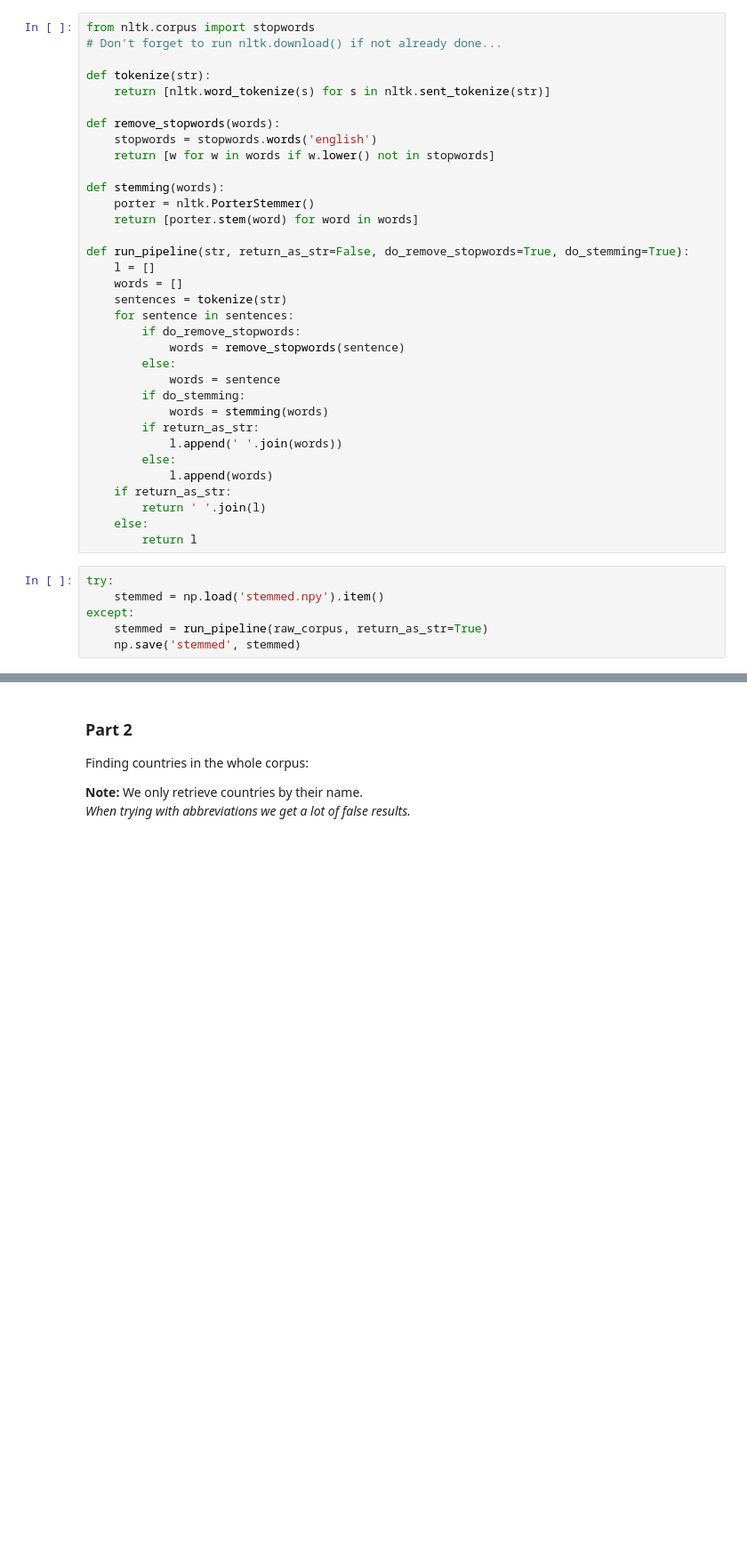
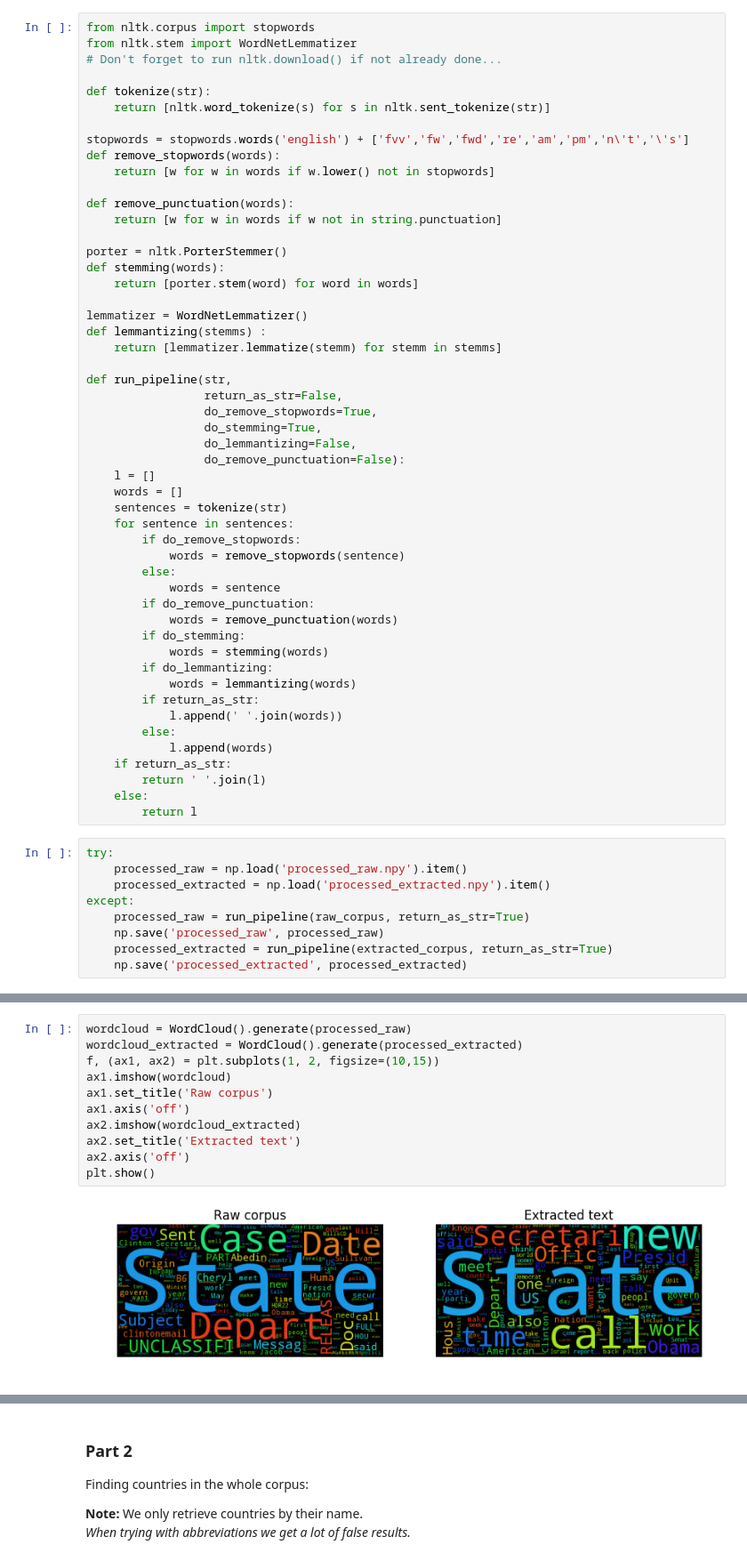
Before and after one commit to fdevillard/ada-homeworks, a Jupyter notebook: 05 - Taming Text/HW5.ipynb, the cells around one changed output, grey strips where cells are left out. Shown at 89% size. Drawn from its saved outputs; the diff is of its cells as text; blank space fills up the shorter version.

```diff
--- a/05 - Taming Text/HW5.ipynb
+++ b/05 - Taming Text/HW5.ipynb
@@ -25,19 +43,32 @@ Now let create a pipeline (tokenizer, stopwords removal, stemming):
 # %%
 from nltk.corpus import stopwords
+from nltk.stem import WordNetLemmatizer
 # Don't forget to run nltk.download() if not already done...
 
 def tokenize(str):
     return [nltk.word_tokenize(s) for s in nltk.sent_tokenize(str)]
 
+stopwords = stopwords.words('english') + ['fvv','fw','fwd','re','am','pm','n\'t','\'s']
 def remove_stopwords(words):
-    stopwords = stopwords.words('english')
     return [w for w in words if w.lower() not in stopwords]
 
+def remove_punctuation(words):
+    return [w for w in words if w not in string.punctuation]
+
+porter = nltk.PorterStemmer()
 def stemming(words):
-    porter = nltk.PorterStemmer()
     return [porter.stem(word) for word in words]
 
-def run_pipeline(str, return_as_str=False, do_remove_stopwords=True, do_stemming=True):
+lemmatizer = WordNetLemmatizer()
+def lemmantizing(stemms) :
+    return [lemmatizer.lemmatize(stemm) for stemm in stemms]
+
+def run_pipeline(str,
+                 return_as_str=False,
+                 do_remove_stopwords=True,
+                 do_stemming=True,
+                 do_lemmantizing=False,
+                 do_remove_punctuation=False):
     l = []
     words = []
     sentences = tokenize(str)
@@ -46,8 +77,12 @@ def run_pipeline(str, return_as_str=False, do_remove_stopwords=True, do_stemming
             words = remove_stopwords(sentence)
         else:
             words = sentence
+        if do_remove_punctuation:
+            words = remove_punctuation(words)
         if do_stemming:
             words = stemming(words)
+        if do_lemmantizing:
+            words = lemmantizing(words)
         if return_as_str:
             l.append(' '.join(words))
         else:
@@ -58,7 +93,10 @@ def run_pipeline(str, return_as_str=False, do_remove_stopwords=True, do_stemming
         return l
 # %%
 try:
-    stemmed = np.load('stemmed.npy').item()
+    processed_raw = np.load('processed_raw.npy').item()
+    processed_extracted = np.load('processed_extracted.npy').item()
 except:
-    stemmed = run_pipeline(raw_corpus, return_as_str=True)
-    np.save('stemmed', stemmed)
+    processed_raw = run_pipeline(raw_corpus, return_as_str=True)
+    np.save('processed_raw', processed_raw)
+    processed_extracted = run_pipeline(extracted_corpus, return_as_str=True)
+    np.save('processed_extracted', processed_extracted)
@@ -72,3 +103,16 @@ plt.show()
+# %%
+wordcloud = WordCloud().generate(processed_raw)
+wordcloud_extracted = WordCloud().generate(processed_extracted)
+f, (ax1, ax2) = plt.subplots(1, 2, figsize=(10,15))
+ax1.imshow(wordcloud)
+ax1.set_title('Raw corpus')
+ax1.axis('off')
+ax2.imshow(wordcloud_extracted)
+ax2.set_title('Extracted text')
+ax2.axis('off')
+plt.show()
+# %% [output]
+[figure, added]
 # %% [markdown]
 The two word clouds are very close together.
 The first approach is faster and straightforward but it could lack some fine grained tuning regarding language processing.
```
Also changed, not shown: parts of 31 cells of this notebook, 5 other files.
